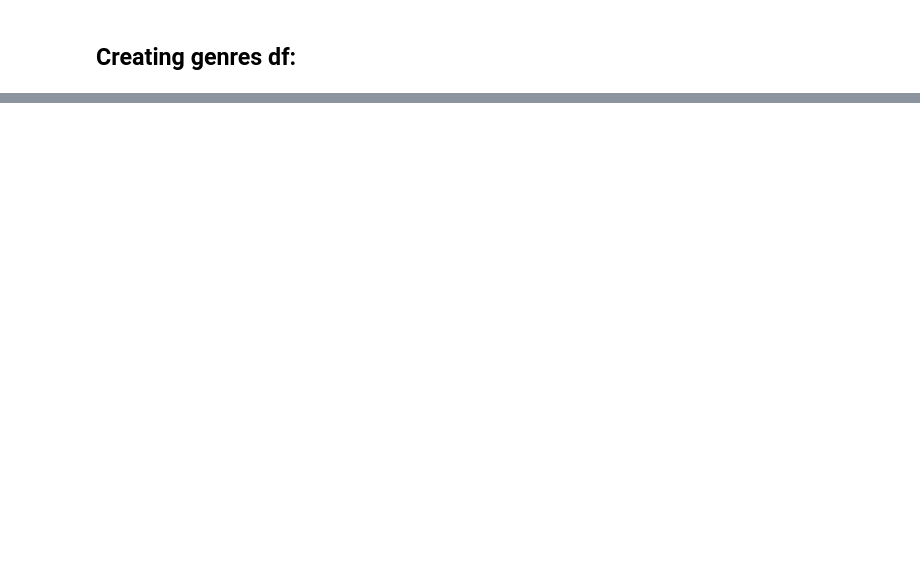
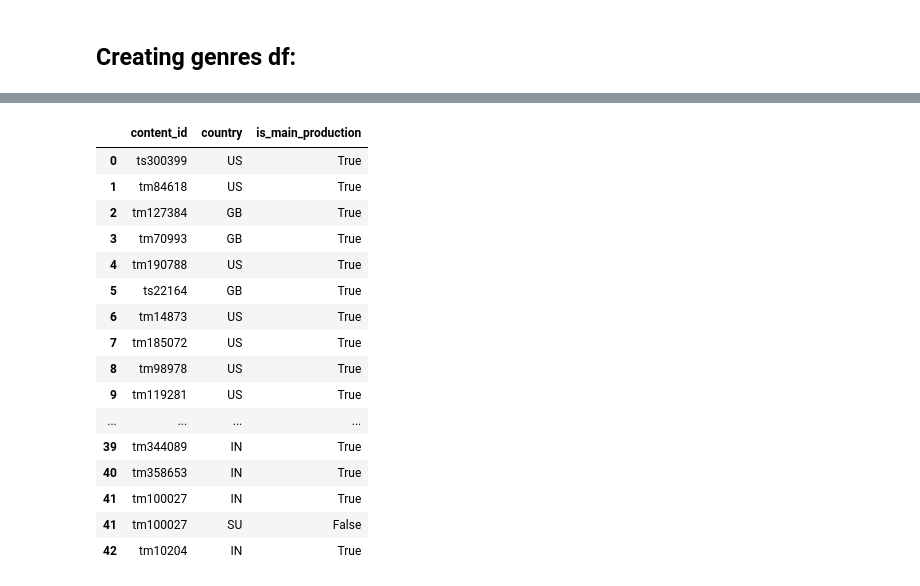
Before and after one commit to codeslp/recommender_db, a Jupyter notebook: src/etl/etl.ipynb, the cells around one changed output, grey strips where cells are left out. Cells and saved outputs as stored; diff of their text form; code cells hidden in the pictures; blank space fills up the shorter version.

```diff
--- a/src/etl/etl.ipynb
+++ b/src/etl/etl.ipynb
@@ -108,0 +237,17 @@ KeyError: 'title_id'
+# %%
+def create_prod_country_df(merged_df):
+    prod_country_df = merged_df[['content_id', 'production_countries', 'main_production']].copy()
+    prod_country_df.rename(columns={'production_countries': 'country'}, inplace=True)
+    prod_country_df['country'] = prod_country_df['country'].apply(lambda countries: ast.literal_eval(countries))
+    prod_country_df = prod_country_df.explode('country')
+    prod_country_df['country'] = prod_country_df['country'].str.strip()
+    prod_country_df.drop_duplicates(inplace=True)
+    prod_country_df['is_main_production'] = False
+    prod_country_df['is_main_production'].loc[prod_country_df['country'] == prod_country_df['main_production']] = True
+    prod_country_df.drop(columns='main_production', inplace=True)
+    condition = prod_country_df.duplicated(subset=['content_id'])
+    prod_country_df['is_main_production'].loc[~condition] = True
+    prod_country_df.loc[pd.isna(prod_country_df['country']), 'is_main_production'] = None
+    return prod_country_df
+
+prod_country_df = create_prod_country_df(merged_df)
@@ -108,0 +263,20 @@ KeyError: 'title_id'
+# %%
+prod_country_df.head(50)
+# %% [output]
+|  | content_id | country | is_main_production |
+| 0 | ts300399 | US | True |
+| 1 | tm84618 | US | True |
+| 2 | tm127384 | GB | True |
+| 3 | tm70993 | GB | True |
+| 4 | tm190788 | US | True |
+| 5 | ts22164 | GB | True |
+| 6 | tm14873 | US | True |
+| 7 | tm185072 | US | True |
+| 8 | tm98978 | US | True |
+| 9 | tm119281 | US | True |
+| ... | ... | ... | ... |
+| 39 | tm344089 | IN | True |
+| 40 | tm358653 | IN | True |
+| 41 | tm100027 | IN | True |
+| 41 | tm100027 | SU | False |
+| 42 | tm10204 | IN | True |
```
Also changed, not shown: parts of 38 cells of this notebook, 3 other files.
